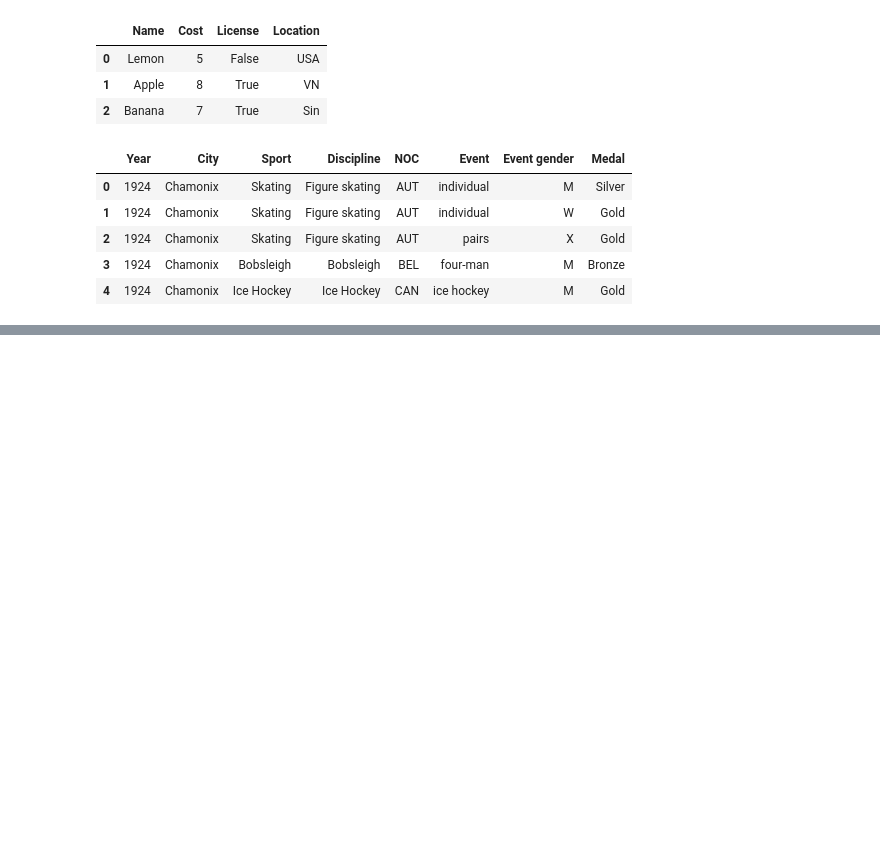
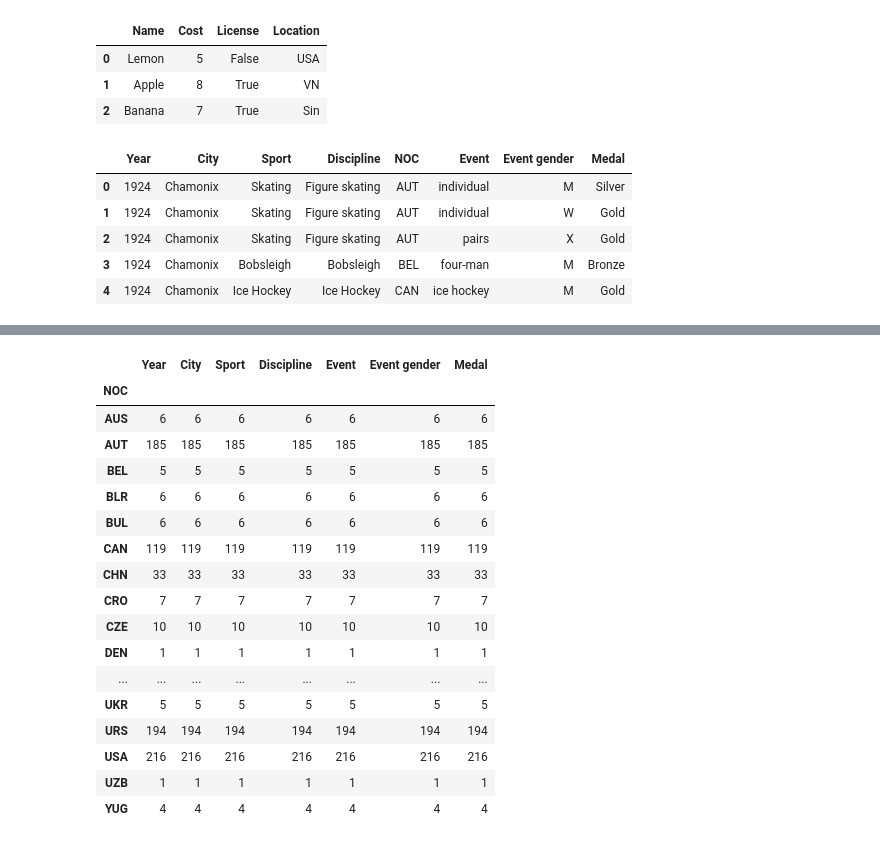
Before and after one commit to HoDoDuyDung/Colab_Code, a Jupyter notebook: AI_W3_18_02_23.ipynb, the cells around one changed output, grey strips where cells are left out. Cells and saved outputs as stored; diff of their text form; code cells hidden in the pictures; blank space fills up the shorter version.

```diff
--- a/AI_W3_18_02_23.ipynb
+++ b/AI_W3_18_02_23.ipynb
@@ -185,0 +379,3 @@ dataframe.head()
+# %%
+data = pd.read_csv(url)
+data.groupby('NOC').head(10)
@@ -185,0 +396,21 @@ dataframe.head()
+# %%
+data.groupby('NOC').count()
+# %% [output]
+|  | Year | City | Sport | Discipline | Event | Event gender | Medal |
+| NOC |  |  |  |  |  |  |  |
+| AUS | 6 | 6 | 6 | 6 | 6 | 6 | 6 |
+| AUT | 185 | 185 | 185 | 185 | 185 | 185 | 185 |
+| BEL | 5 | 5 | 5 | 5 | 5 | 5 | 5 |
+| BLR | 6 | 6 | 6 | 6 | 6 | 6 | 6 |
+| BUL | 6 | 6 | 6 | 6 | 6 | 6 | 6 |
+| CAN | 119 | 119 | 119 | 119 | 119 | 119 | 119 |
+| CHN | 33 | 33 | 33 | 33 | 33 | 33 | 33 |
+| CRO | 7 | 7 | 7 | 7 | 7 | 7 | 7 |
+| CZE | 10 | 10 | 10 | 10 | 10 | 10 | 10 |
+| DEN | 1 | 1 | 1 | 1 | 1 | 1 | 1 |
+| ... | ... | ... | ... | ... | ... | ... | ... |
+| UKR | 5 | 5 | 5 | 5 | 5 | 5 | 5 |
+| URS | 194 | 194 | 194 | 194 | 194 | 194 | 194 |
+| USA | 216 | 216 | 216 | 216 | 216 | 216 | 216 |
+| UZB | 1 | 1 | 1 | 1 | 1 | 1 | 1 |
+| YUG | 4 | 4 | 4 | 4 | 4 | 4 | 4 |
```
Also changed, not shown: parts of 20 cells of this notebook.
